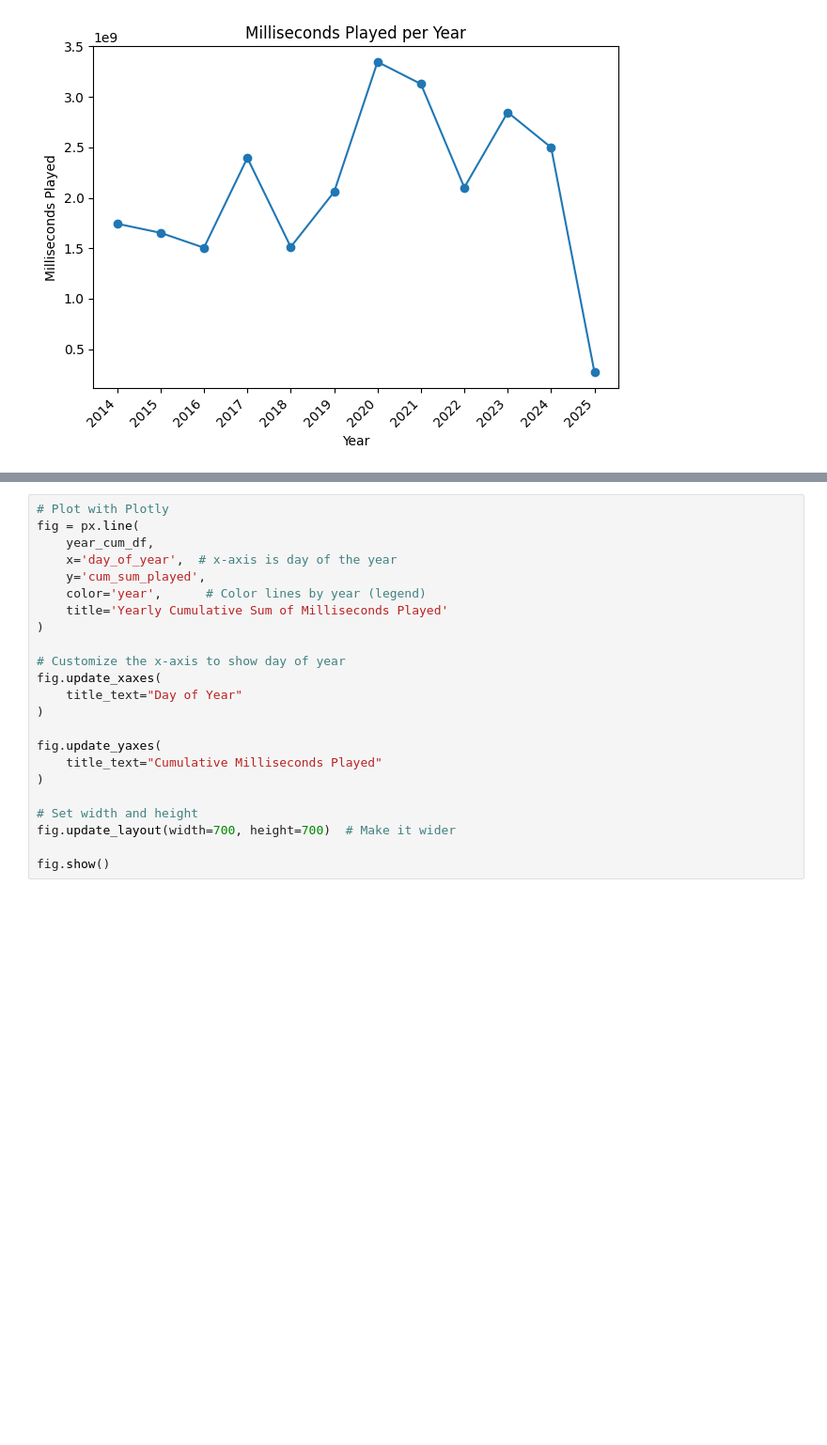
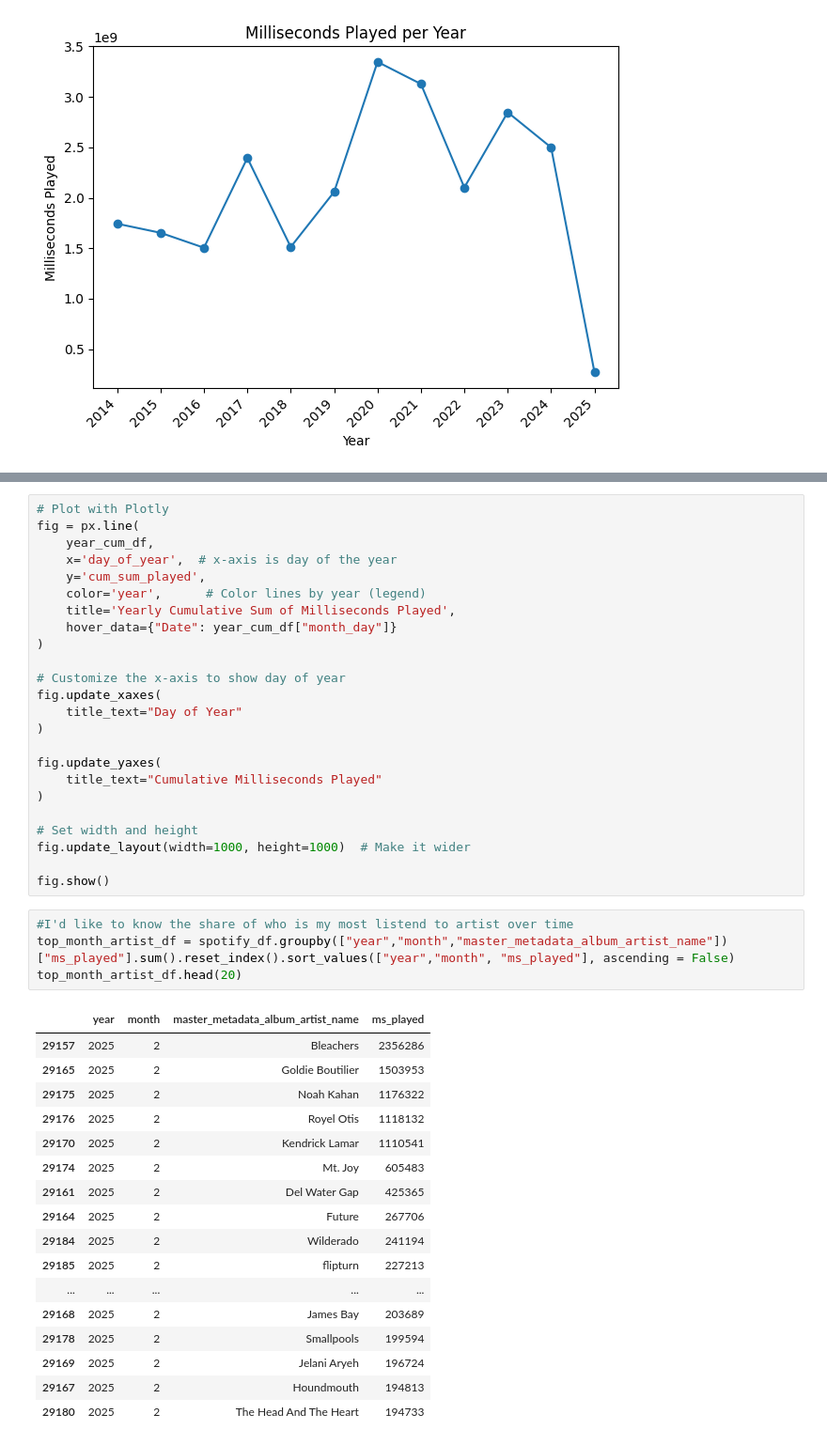
Before and after one commit to billeerds/Spotify-unWrapped, a Jupyter notebook: Code/1_initial_eda_audio.ipynb, the cells around one changed output, grey strips where cells are left out. Shown at 94% size. Saved outputs shown, nothing was run; the diff lists cells and outputs as text; blank space fills up the shorter version.

```diff
--- a/Code/1_initial_eda_audio.ipynb
+++ b/Code/1_initial_eda_audio.ipynb
@@ -77,7 +81,8 @@ fig = px.line(
     x='day_of_year',  # x-axis is day of the year
     y='cum_sum_played',
     color='year',      # Color lines by year (legend)
-    title='Yearly Cumulative Sum of Milliseconds Played'
+    title='Yearly Cumulative Sum of Milliseconds Played',
+    hover_data={"Date": year_cum_df["month_day"]}
 )
 
 # Customize the x-axis to show day of year
@@ -90,6 +95,28 @@ fig.update_yaxes(
 )
 
 # Set width and height
-fig.update_layout(width=700, height=700)  # Make it wider
+fig.update_layout(width=1000, height=1000)  # Make it wider
 
 fig.show()
+# %%
+#I'd like to know the share of who is my most listend to artist over time
+top_month_artist_df = spotify_df.groupby(["year","month","master_metadata_album_artist_name"])["ms_played"].sum().reset_index().sort_values(["year","month", "ms_played"], ascending = False)
+top_month_artist_df.head(20)
+# %% [output]
+|  | year | month | master_metadata_album_artist_name | ms_played |
+| 29157 | 2025 | 2 | Bleachers | 2356286 |
+| 29165 | 2025 | 2 | Goldie Boutilier | 1503953 |
+| 29175 | 2025 | 2 | Noah Kahan | 1176322 |
+| 29176 | 2025 | 2 | Royel Otis | 1118132 |
+| 29170 | 2025 | 2 | Kendrick Lamar | 1110541 |
+| 29174 | 2025 | 2 | Mt. Joy | 605483 |
+| 29161 | 2025 | 2 | Del Water Gap | 425365 |
+| 29164 | 2025 | 2 | Future | 267706 |
+| 29184 | 2025 | 2 | Wilderado | 241194 |
+| 29185 | 2025 | 2 | flipturn | 227213 |
+| ... | ... | ... | ... | ... |
+| 29168 | 2025 | 2 | James Bay | 203689 |
+| 29178 | 2025 | 2 | Smallpools | 199594 |
+| 29169 | 2025 | 2 | Jelani Aryeh | 196724 |
+| 29167 | 2025 | 2 | Houndmouth | 194813 |
+| 29180 | 2025 | 2 | The Head And The Heart | 194733 |
```
Also changed, not shown: parts of 7 cells of this notebook.
